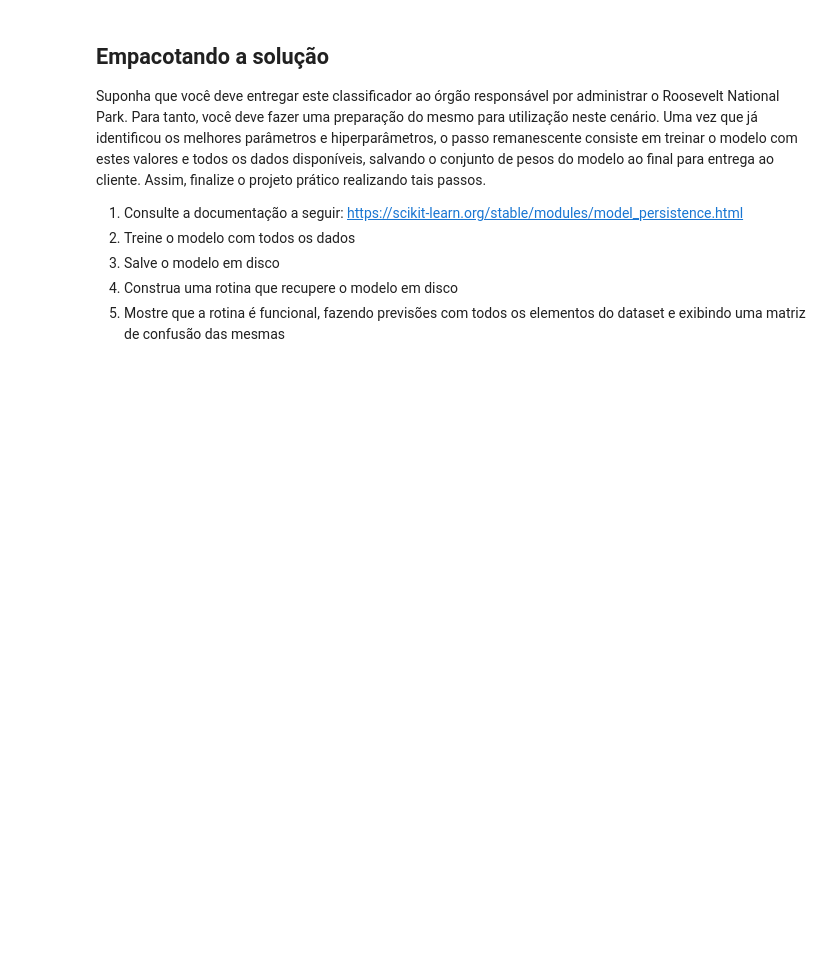
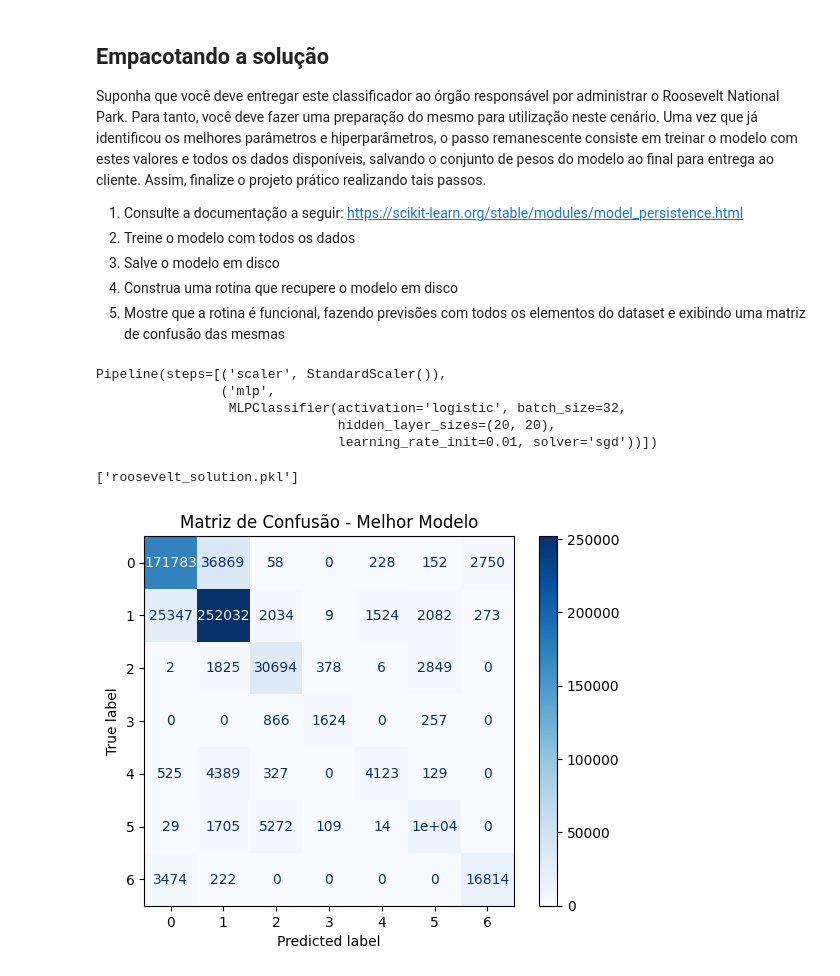
Before and after one commit to DioGS17/RNA-2025, a Jupyter notebook: PP2.2.3 - Validação Cruzada e Busca em Grade.ipynb, the cells around one changed output. Saved outputs shown, nothing was run; the diff lists cells and outputs as text; code cells hidden in the pictures; blank space fills up the shorter version.

Commit message:
Finalizando pp2.2.3

```diff
--- a/PP2.2.3 - Validação Cruzada e Busca em Grade.ipynb
+++ b/PP2.2.3 - Validação Cruzada e Busca em Grade.ipynb
@@ -112,6 +114,6 @@ pipe = Pipeline([
 ])
 # %%
-# Grade de hiperparâmetros
+# Grade de parâmetros e hiperparâmetros
 # Nas nossas redes, os números de neurônios nas camadas ocultas são: (20,20), (4,) com funções de ativação 'relu' e 'logistic'
 param_grid = {
     "mlp__hidden_layer_sizes": [(20,20), (4,)],
@@ -127,7 +129,7 @@ param_grid = {
 grid = GridSearchCV(
     estimator=pipe,
     param_grid=param_grid,
-    scoring="accuracy",
+    scoring="f1_weighted",
     cv=5,
     verbose=2,
     n_jobs=-1
@@ -146,0 +154,3 @@ print(classification_report(y_test, y_pred))
+# %%
+results = pd.DataFrame(grid.cv_results_)
+results.head(5)
@@ -163,3 +218,51 @@ https://scikit-learn.org/stable/modules/model_persistence.html
 3. Salve o modelo em disco
 4. Construa uma rotina que recupere o modelo em disco
 5. Mostre que a rotina é funcional, fazendo previsões com todos os elementos do dataset e exibindo uma matriz de confusão das mesmas
+# %%
+#2 Treinar o Modelo Com todos os Dados
+params_best_model = {
+    'activation': results['param_mlp__activation'][best_solution_idx],
+    'hidden_layer_sizes': results['param_mlp__hidden_layer_sizes'][best_solution_idx],
+    'solver': results['param_mlp__solver'][best_solution_idx],
+    'learning_rate_init': results['param_mlp__learning_rate_init'][best_solution_idx],
+    'n_iter_no_change': results['param_mlp__n_iter_no_change'][best_solution_idx],
+    'batch_size': results['param_mlp__batch_size'][best_solution_idx],
+    'max_iter': results['param_mlp__max_iter'][best_solution_idx]
+}
+
+final_model = Pipeline([
+    ("scaler", StandardScaler()),
+    ("mlp", MLPClassifier(**params_best_model))
+])
+
+# Treina com todos os dados
+final_model.fit(X, y)
+# %% [output]
+Pipeline(steps=[('scaler', StandardScaler()),
+                ('mlp',
+                 MLPClassifier(activation='logistic', batch_size=32,
+                               hidden_layer_sizes=(20, 20),
+                               learning_rate_init=0.01, solver='sgd'))])
+# %%
+#3 Salvando o modelo no disco
+joblib.dump(final_model, "roosevelt_solution.pkl")
+# %% [output]
+['roosevelt_solution.pkl']
+# %%
+#4 Rotina para recuperar o modelo do disco
+def retrieve_model(archive = "roosevelt_solution.pkl"): #Por default, o nome do arquivo que será buscado será roosevelt_solution.pkl
+    retrieved_model = joblib.load(archive)
+    return retrieved_model
+# %%
+#5 Previsões com todos os dados
+retrieved_model = retrieve_model()
+y_pred = retrieved_model.predict(X)
+
+# Matriz de confusão
+cm = confusion_matrix(y, y_pred)
+disp = ConfusionMatrixDisplay(confusion_matrix=cm)
+disp.plot(cmap="Blues")
+plt.title("Matriz de Confusão - Melhor Modelo")
+plt.show()
+# %% [output]
+[figure, added]
```
Also changed, not shown: parts of 8 cells of this notebook, 1 other file.
